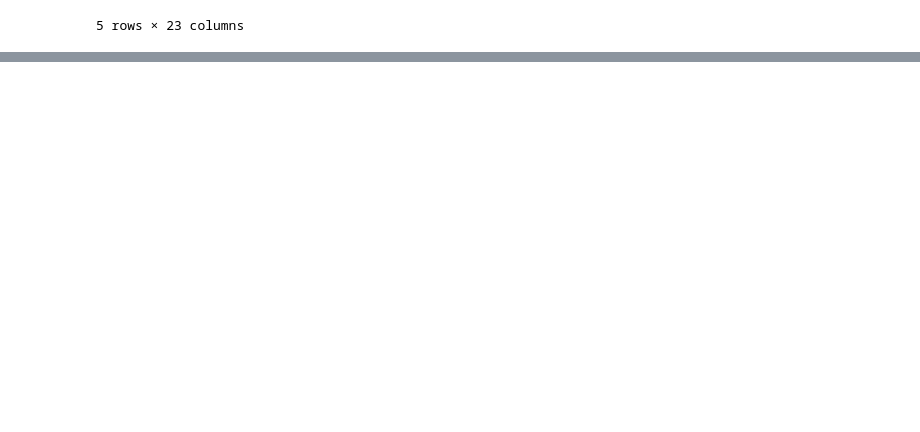
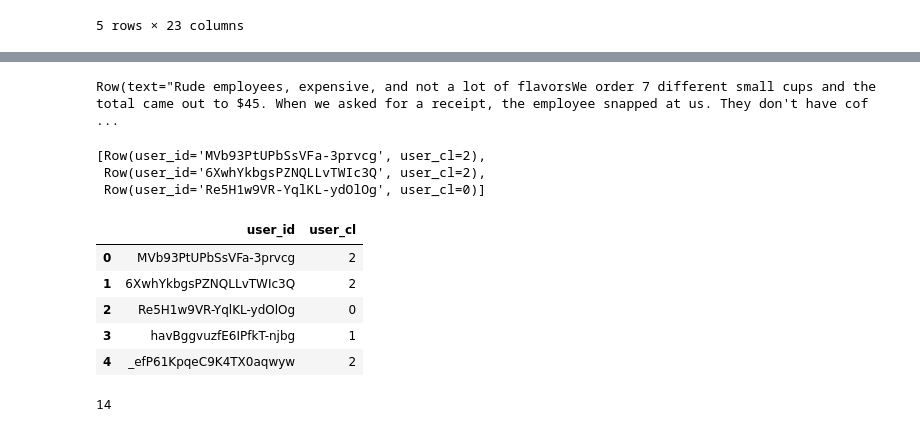
Before and after one commit to Myau5x/anti-recommender, a Jupyter notebook: NLP_tuning.ipynb, the cells around one changed output, grey strips where cells are left out. Drawn from its saved outputs; the diff is of its cells as text; code cells hidden in the pictures; blank space fills up the shorter version.

Commit message:
I clustered scraped user by review

```diff
--- a/NLP_tuning.ipynb
+++ b/NLP_tuning.ipynb
@@ -345,0 +388,26 @@ biz_df_cl.to_csv('biz_cluster.csv')
+# %%
+scr_sp = spark.createDataFrame(scr_b)
+# %%
+scr_token = data_tokenizer(scr_sp)
+scr_token.first()
+# %% [output]
+Row(text="Rude employees, expensive, and not a lot of flavorsWe order 7 different small cups and the total came out to $45. When we asked for a receipt, the employee snapped at us. They don't have cof ...
+# %%
+user_scr= cluster_user_by_review(scr_token, pipe_idf_model)
+# %%
+user_scr.take(3)
+# %% [output]
+[Row(user_id='MVb93PtUPbSsVFa-3prvcg', user_cl=2),
+ Row(user_id='6XwhYkbgsPZNQLLvTWIc3Q', user_cl=2),
+ Row(user_id='Re5H1w9VR-YqlKL-ydOlOg', user_cl=0)]
+# %%
+user_df = user_scr.toPandas()
+# %%
+user_df.head()
+# %% [output]
+|  | user_id | user_cl |
+| 0 | MVb93PtUPbSsVFa-3prvcg | 2 |
+| 1 | 6XwhYkbgsPZNQLLvTWIc3Q | 2 |
+| 2 | Re5H1w9VR-YqlKL-ydOlOg | 0 |
+| 3 | havBggvuzfE6IPfkT-njbg | 1 |
+| 4 | _efP61KpqeC9K4TX0aqwyw | 2 |
@@ -345,0 +416,4 @@ biz_df_cl.to_csv('biz_cluster.csv')
+# %%
+len(pd.unique(user_df.user_cl))
+# %% [output]
+14
```
Also changed, not shown: parts of 14 cells of this notebook, 1 other file.
